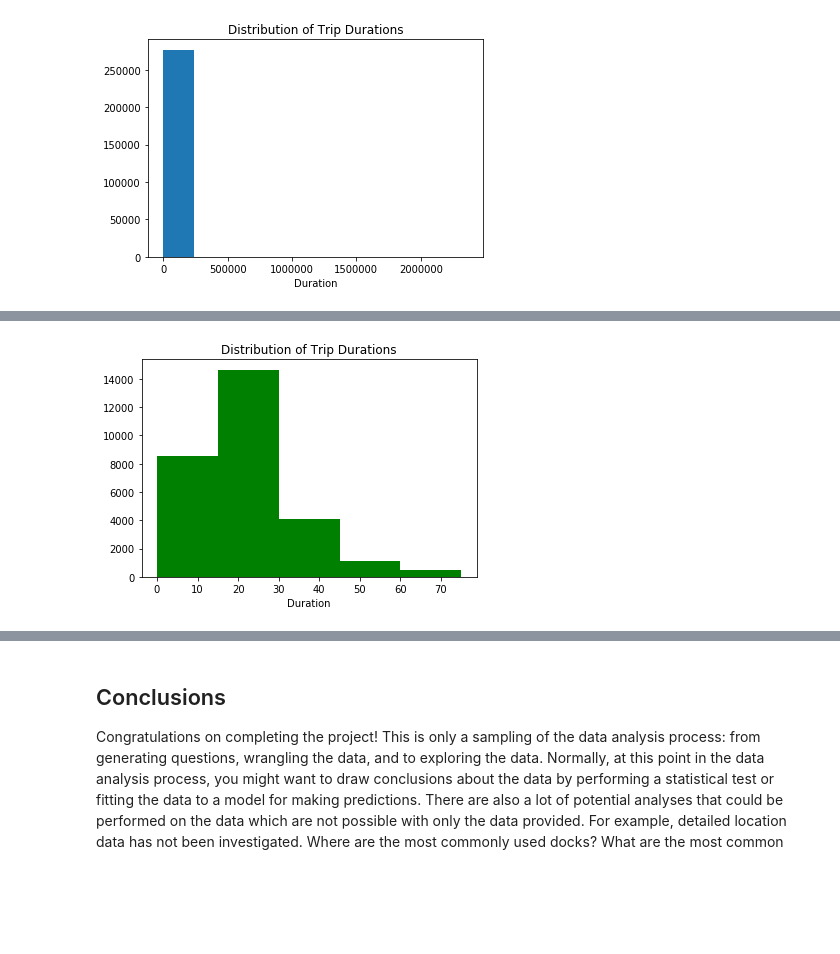
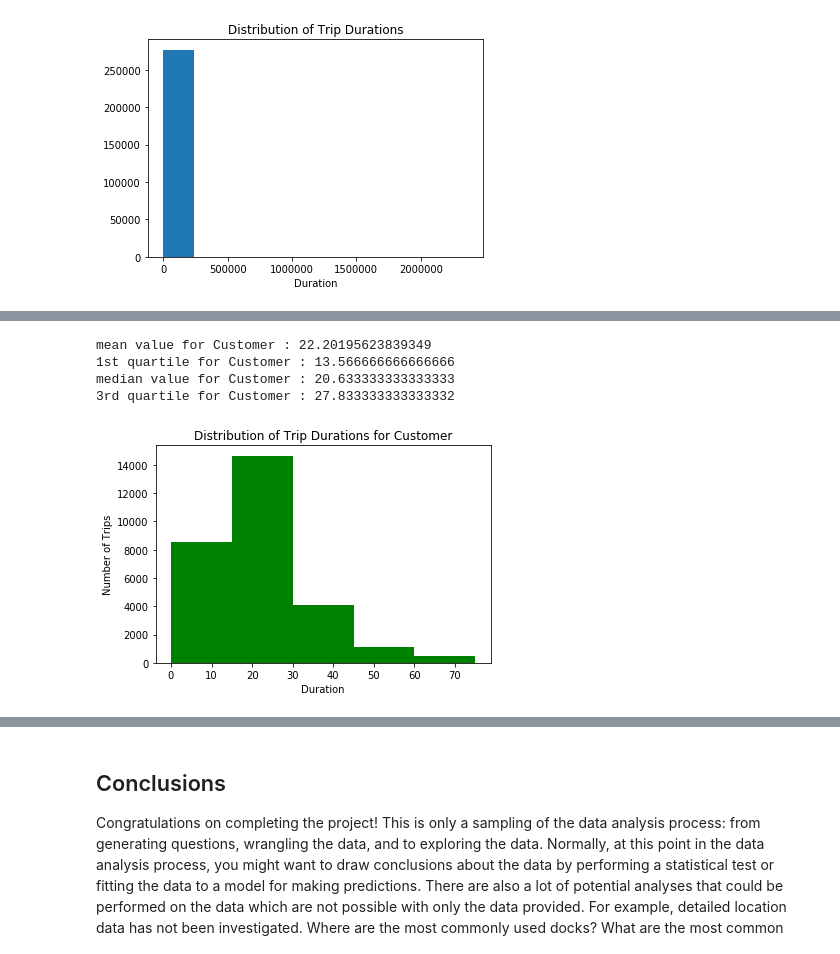
Before and after one commit to VrushM/US-BIKESHARE-DATA_Analysis, a Jupyter notebook: Bike_Share_Analysis.ipynb, the cells around one changed output, grey strips where cells are left out. Saved outputs shown, nothing was run; the diff lists cells and outputs as text; code cells hidden in the pictures; blank space fills up the shorter version.

```diff
--- a/Bike_Share_Analysis.ipynb
+++ b/Bike_Share_Analysis.ipynb
@@ -411,7 +416,7 @@ def user_ride_duration(filename, city): #Calculates average trip duration for bo
     return (city,num_sub,num_cust, total_of_duration, avg_Subs, avg_Cust)
 
 
-data_files = ['./data/NYC-CitiBike-2016.csv']
+data_files = ['./data/NYC-CitiBike-2016.csv',]
 city = 'NYC'
 for data_file in data_files:
     city,num_sub,num_cust,total_of_duration,avg_Subs, avg_Cust = user_ride_duration(data_file, city)
@@ -485,23 +507,32 @@ plt.show()
 # %%
 def NYC_sub(filename, city):
     value = [] #Empty list to store trip duration greater than 75 min for customers
     with open(filename, 'r') as f_in:
         trip_reader = csv.DictReader(f_in)
         for row in trip_reader:
             user = type_of_user(row, city)
             if user == 'Customer' and float(row['tripduration'])/60 < 75 :
                 data = float(row['tripduration'])/60  #Value of tripduration that particular row is stored in data
                 value.append(data)   #Output of data is appended to the value list
     return value
 filename = './data/NYC-CitiBike-2016.csv'
 bins = [0,15,30,45,60,75]
 city = 'NYC'
 plt.hist(NYC_sub(filename, city), bins,  histtype='bar', color = 'g')
-plt.title('Distribution of Trip Durations')
+print('mean value for Customer : {}'.format( np.mean(NYC_sub(filename, city))))
+print('1st quartile for Customer : {}'.format(np.percentile(NYC_sub(filename, city), 25)))
+print('median value for Customer : {}'.format(np.median(NYC_sub(filename, city))))
+print('3rd quartile for Customer : {}'.format(np.percentile(NYC_sub(filename, city), 75)))
+plt.title('Distribution of Trip Durations for Customer')
 plt.xlabel('Duration')
+plt.ylabel('Number of Trips')
 plt.show()
 # %% [output]
+mean value for Customer : 22.20195623839349
+1st quartile for Customer : 13.566666666666666
+median value for Customer : 20.633333333333333
+3rd quartile for Customer : 27.833333333333332
-[figure, old version]
+[figure, new version]
 # %% [markdown]
 <a id='eda_continued'></a>
 ## Performing Your Own Analysis
```
Also changed, not shown: parts of 9 cells of this notebook, 2 other files.
